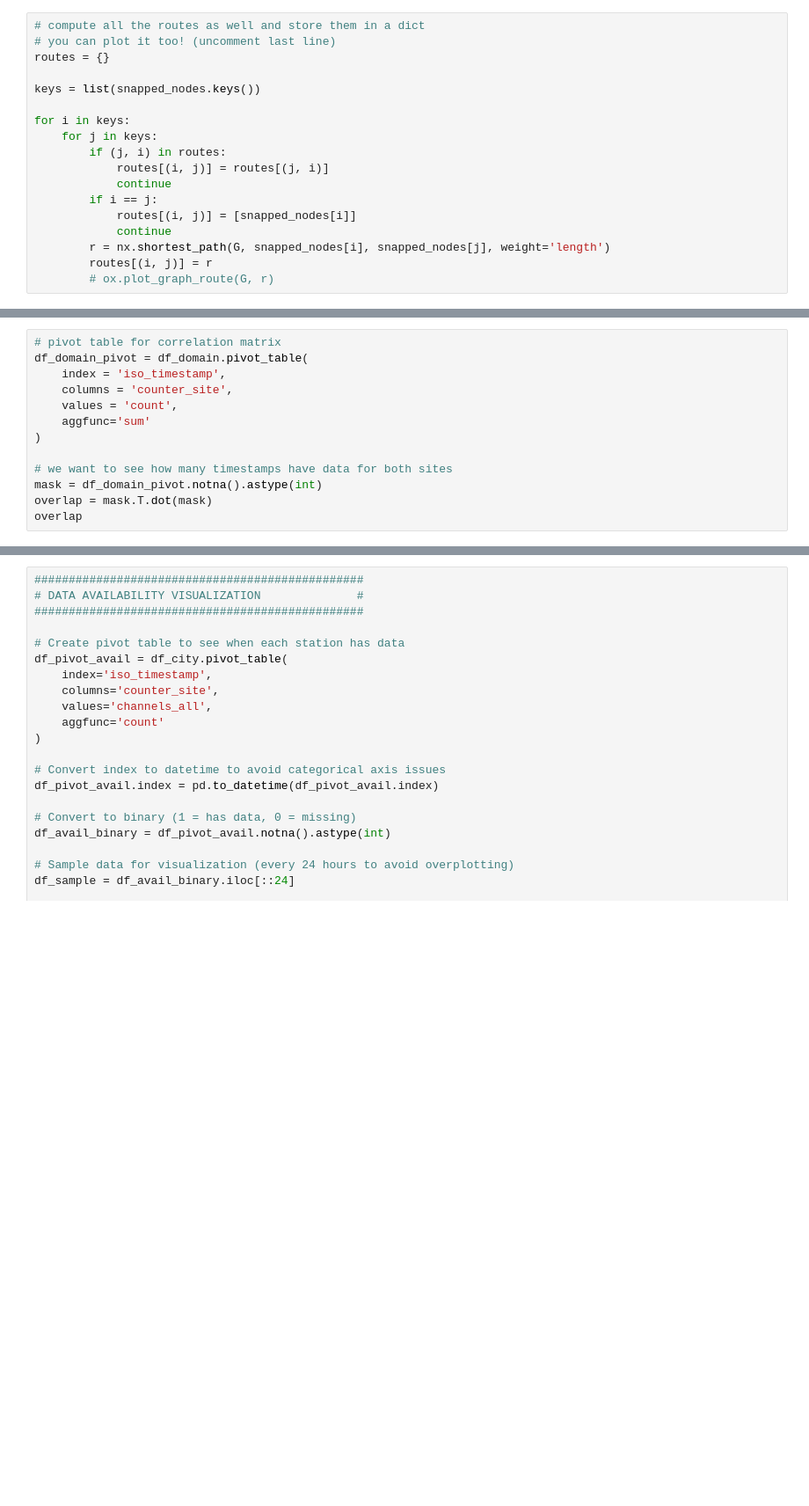
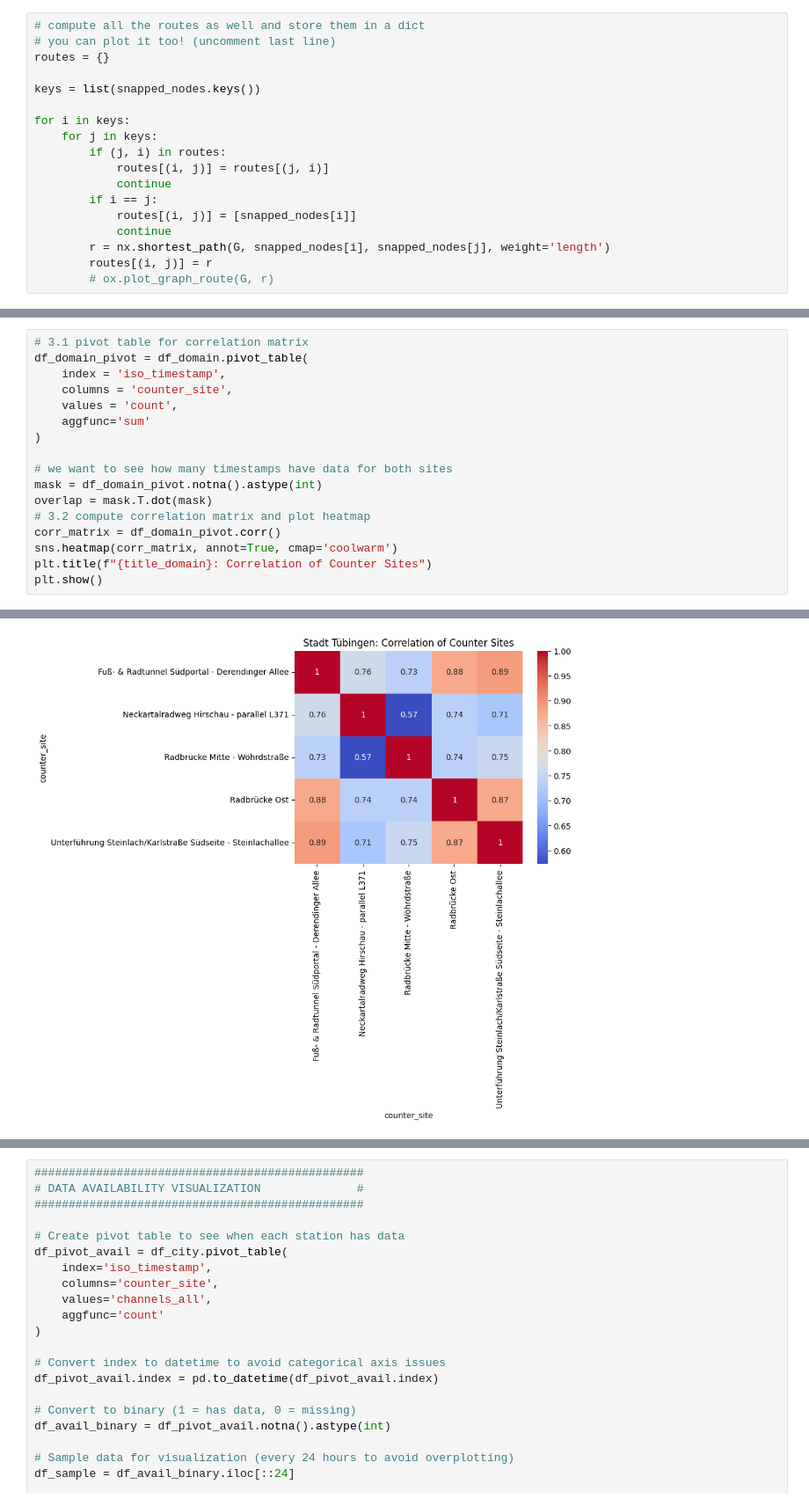
Before and after one commit to cleesee/fahrradzaehler, a Jupyter notebook: notebooks/distcorr/tue_distcorr.ipynb, the cells around one changed output, grey strips where cells are left out. Shown at 88% size. Cells and saved outputs as stored; diff of their text form; blank space fills up the shorter version.

```diff
--- a/notebooks/distcorr/tue_distcorr.ipynb
+++ b/notebooks/distcorr/tue_distcorr.ipynb
@@ -187,5 +272,5 @@ for i in keys:
 # %%
-# pivot table for correlation matrix
+# 3.1 pivot table for correlation matrix
 df_domain_pivot = df_domain.pivot_table(
     index = 'iso_timestamp',
     columns = 'counter_site',
@@ -196,5 +281,9 @@ df_domain_pivot = df_domain.pivot_table(
 # we want to see how many timestamps have data for both sites
 mask = df_domain_pivot.notna().astype(int)
 overlap = mask.T.dot(mask)
-overlap
+# 3.2 compute correlation matrix and plot heatmap
+corr_matrix = df_domain_pivot.corr()
+sns.heatmap(corr_matrix, annot=True, cmap='coolwarm')
+plt.title(f"{title_domain}: Correlation of Counter Sites")
+plt.show()
 # %% [output]
@@ -207,0 +290 @@ overlap
+[figure, added]
```
Also changed, not shown: parts of 31 cells of this notebook.
